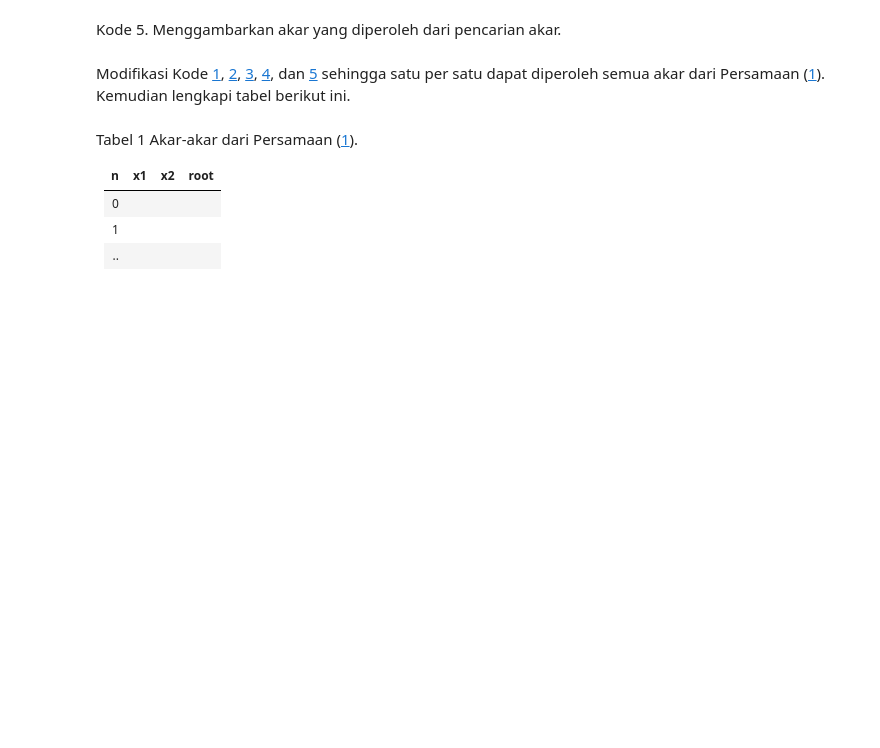
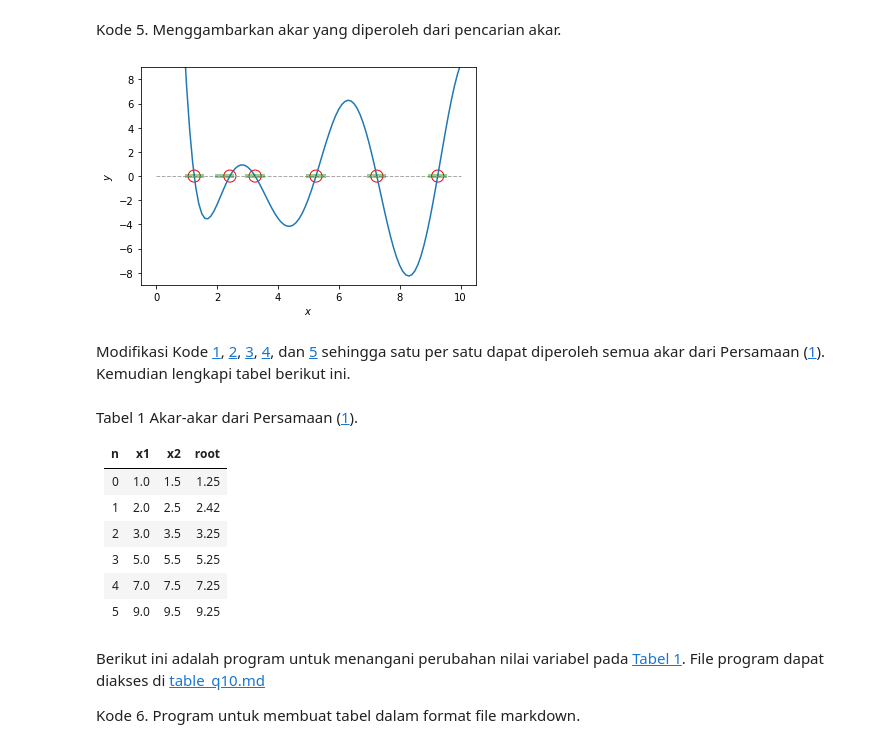
Before and after one commit to dudung/2021-2-fi3201-01-u2, a Jupyter notebook: ans/10219084/root_finding_secant_method.ipynb, the cells around one changed output. Cells and saved outputs as stored; diff of their text form; code cells hidden in the pictures; blank space fills up the shorter version.

Commit message:
answer q10 & generate table_q10.md

```diff
--- a/ans/10219084/root_finding_secant_method.ipynb
+++ b/ans/10219084/root_finding_secant_method.ipynb
@@ -132,11 +139,20 @@ yang dikenal dengan metode secant, akan memberikan perkiraan akar $x_{\rm root}
 Kode <a name='cod3'>3</a>. Menentukan rentang yang digunakan untuk mencari akar.
 # %%
 # set range for secant method
-n = 3
-x1 = root_range[n][0]
-x2 = root_range[n][1]
-print("xbeg = ", x1)
-print("xend = ", x2)
+#n = 3
+xrange1 = []
+xrange2 = []
 
-xrange1 = x1
-xrange2 = x2
+for n in range(len(root_range)):
+    x1 = root_range[n][0]
+    x2 = root_range[n][1]
+    #print("xbeg = ", x1)
+    #print("xend = ", x2)
+
+    xrange1.append(x1)
+    xrange2.append(x2)
+
+print('(xbeg, xend):')
+for i in range(len(xrange1)):
+    print('n:', i, '\t>>>', end='\t', sep='')
+    print('(' + str(xrange1[i]) + ', ' + str(xrange2[i]), ')', sep='')
@@ -165,39 +208,50 @@ Kode <a name='cod5'>5</a>. Menggambarkan akar yang diperoleh dari pencarian akar
 # %%
 # draw result
 from matplotlib.patches import Ellipse
 
 # plot data
 plt.ion()
 fig, ax = plt.subplots()
 ax.set_xlabel("$x$")
 ax.set_ylabel("$y$")
 ax.set_ylim([-9, 9])
 plt.plot(xx, yy)
 
 # draw horizontal line
 line = plt.Line2D((xbeg, xend), (0, 0), color='#aaa', lw=1, ls='dashed')
 plt.gca().add_line(line)
 
-# draw root range
-line = plt.Line2D((xrange1, xrange2), (0, 0), color='g', alpha=0.4, lw=4)
-plt.gca().add_line(line)
 
-# draw root position
-point = Ellipse(
-    xy=(root, 0), width=0.4, height=1,
-    edgecolor='r', fc='None', lw=1
-)
-plt.gca().add_patch(point)
+for i in range(len(xrange1)):
+    # draw root range
+    line = plt.Line2D((xrange1[i], xrange2[i]), (0, 0), color='g', alpha=0.4, lw=4)
+    plt.gca().add_line(line)
+
+    # draw root position
+    point = Ellipse(
+        xy=(root[i], 0), width=0.4, height=1,
+        edgecolor='r', fc='None', lw=1
+    )
+    plt.gca().add_patch(point)
 
 # show plot result
 plt.show()
+# %% [output]
+[figure, added]
 # %% [markdown]
 Modifikasi Kode [1](#cod1), [2](#cod2), [3](#cod3), [4](#cod4), dan [5](#cod5) sehingga satu per satu dapat diperoleh semua akar dari Persamaan ([1](#eqn1)). Kemudian lengkapi tabel berikut ini.
 # %% [markdown]
 Tabel <a name='tab1'>1</a> Akar-akar dari Persamaan ([1](#eqn1)).
 
-n   | x1  | x2  | root
-:-: | :-: | :-: | :-:
-0   |     |     |
-1   |     |     |
-..  |     |     |
+n  | x1  | x2  | root
+:-:| :-: | :-: | :-:
+0	|1.0	|1.5	|1.25
+1	|2.0	|2.5	|2.42
+2	|3.0	|3.5	|3.25
+3	|5.0	|5.5	|5.25
+4	|7.0	|7.5	|7.25
+5	|9.0	|9.5	|9.25
+# %% [markdown]
+Berikut ini adalah program untuk menangani perubahan nilai variabel pada [Tabel 1](#tab1). File program dapat diakses di [table_q10.md](table_q10.md)
+
+Kode <a name="qod6">6</a>. Program untuk membuat tabel dalam format file markdown.
```
Also changed, not shown: parts of 6 cells of this notebook, 2 other files.
